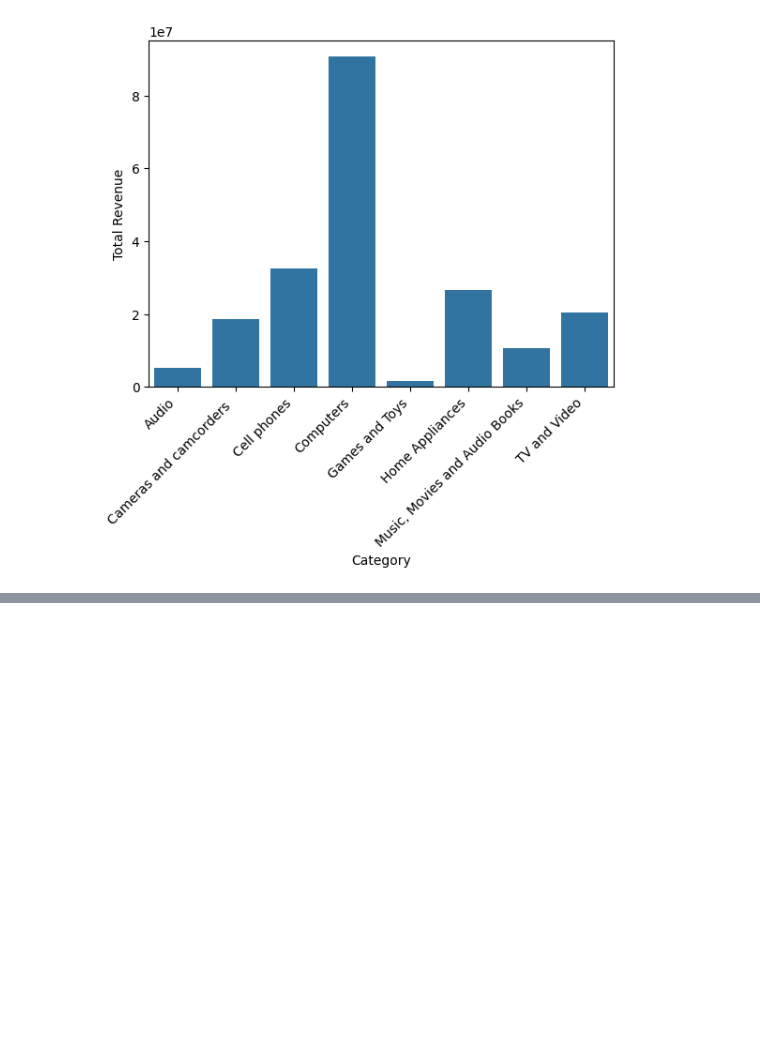
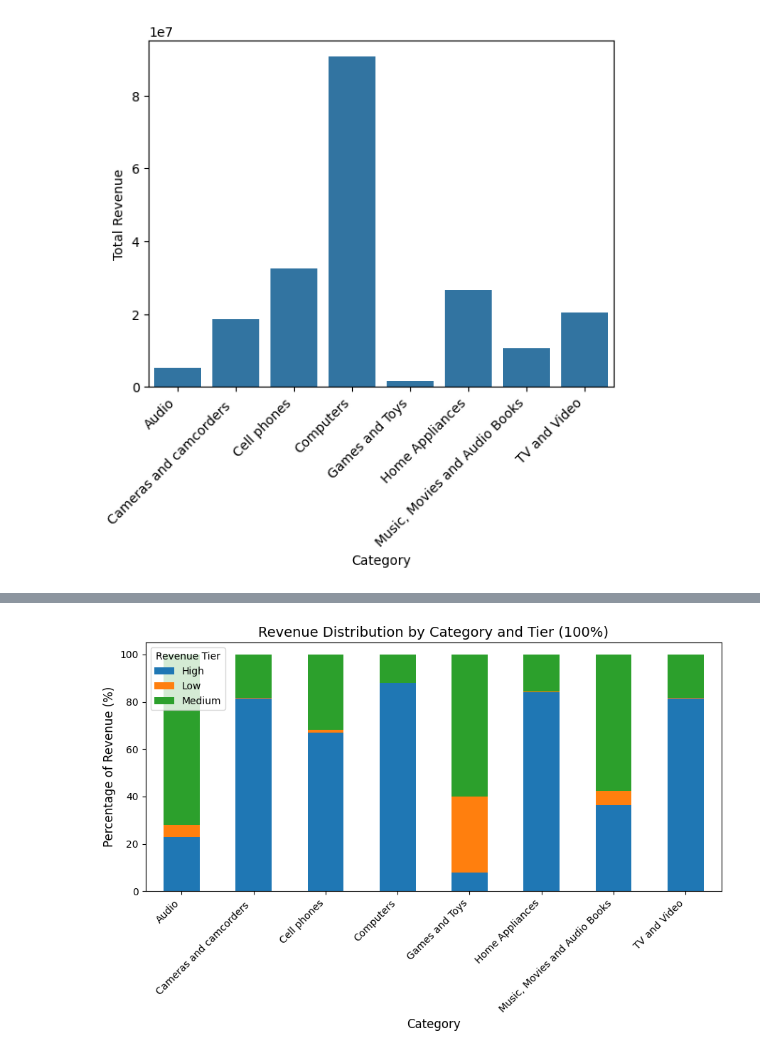
Before and after one commit to amrit-puru17/SQL, a Jupyter notebook: SQL_notebook.ipynb, the cells around one changed output, grey strips where cells are left out. Cells and saved outputs as stored; diff of their text form; code cells hidden in the pictures; blank space fills up the shorter version.

```diff
--- a/SQL_notebook.ipynb
+++ b/SQL_notebook.ipynb
@@ -284,0 +322,20 @@ mplp.xticks(rotation=45,ha='right')
+# %%
+pivot_df = _df_24.pivot(index="categoryname",
+                        columns="revenue_tier",
+                        values="total_revenue")
+
+# to %
+pivot_pct = pivot_df.div(pivot_df.sum(axis=1), axis=0) * 100
+
+# 100% stacked bar
+pivot_pct.plot(kind="bar", stacked=True, figsize=(9,6))
+
+plt.title("Revenue Distribution by Category and Tier (100%)", fontsize=14)
+plt.xlabel("Category", fontsize=12)
+plt.ylabel("Percentage of Revenue (%)", fontsize=12)
+plt.xticks(rotation=45, ha="right")
+plt.legend(title="Revenue Tier", loc="upper left")
+plt.tight_layout()
+plt.show()
+# %% [output]
+[figure, added]
```
Also changed, not shown: parts of 12 cells of this notebook.
